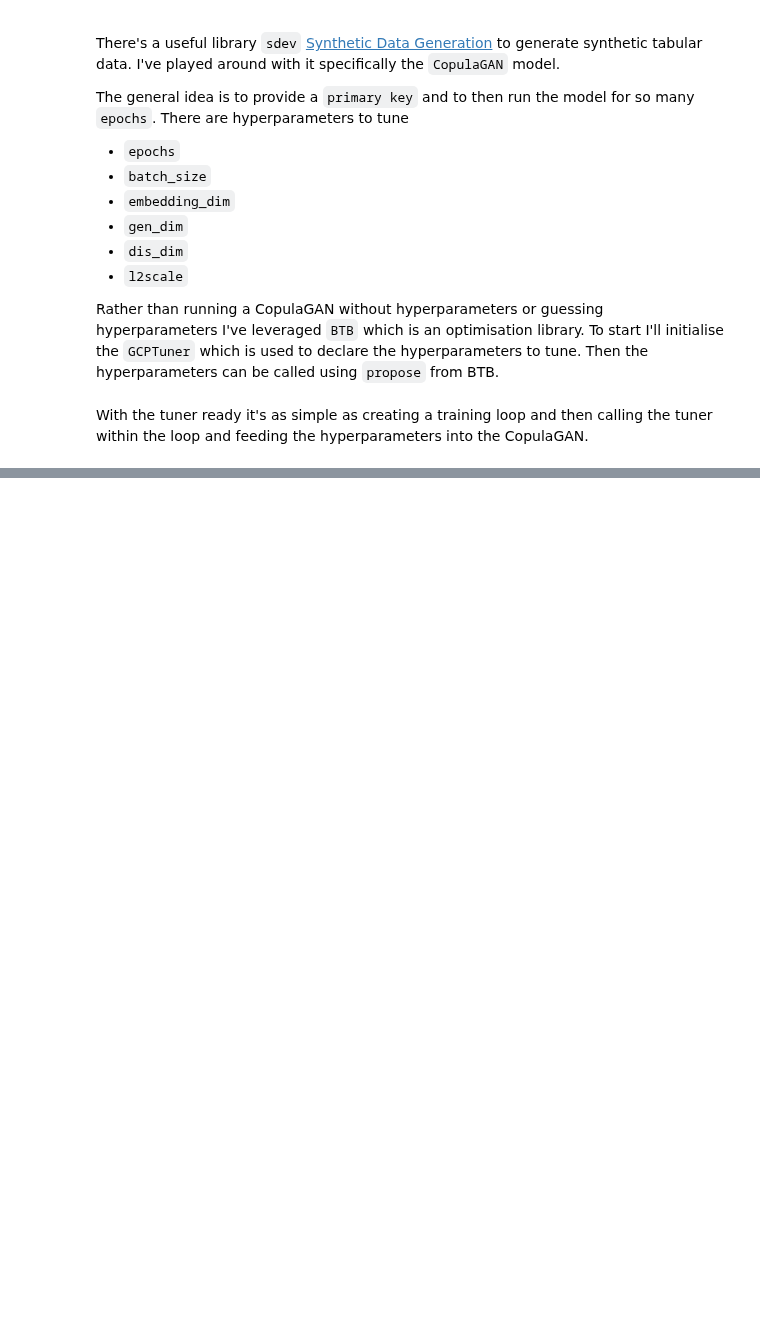
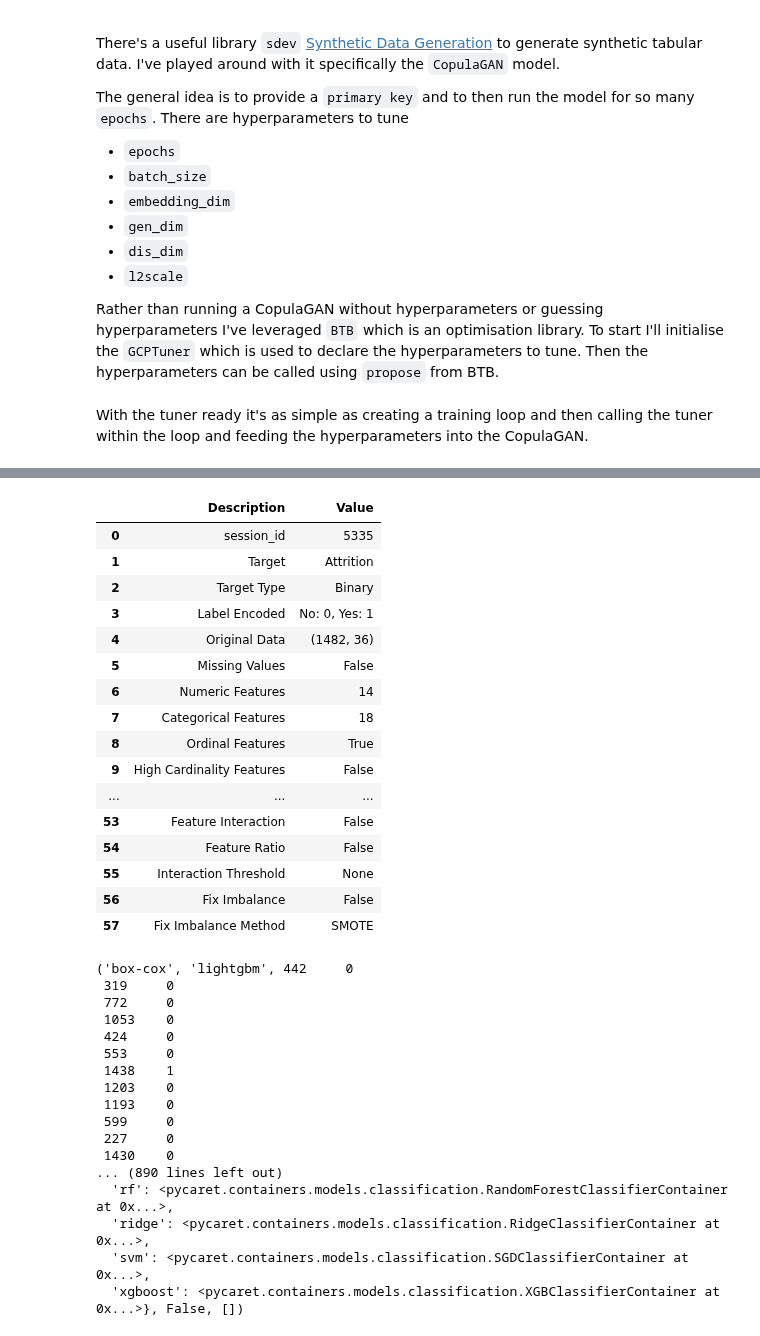
Before and after one commit to Oufattole/HR-Attrition, a Jupyter notebook: Predicting_employee_attrition.ipynb, the cells around one changed output, grey strips where cells are left out. Drawn from its saved outputs; the diff is of its cells as text; code cells hidden in the pictures; blank space fills up the shorter version.

```diff
--- a/Predicting_employee_attrition.ipynb
+++ b/Predicting_employee_attrition.ipynb
@@ -377,2 +365,12 @@ Best parameters:  {'epochs': 148, 'batch_size': 85, 'embedding_dim': 175, 'gen':
+# %%
+# Split real data into training + test set
+train, test, target_train, target_test = train_test_split(hr_data.drop("Attrition", axis = 1), hr_data["Attrition"], test_size = 0.4, random_state = 42)
+
+# Add Attrition column back into training + test set
+train["Attrition"] = target_train
+test["Attrition"] = target_test
+
+# Add the 600 synthetic rows of data to training data + remove dataset column
+input = pd.concat([train, synth_data])
 # %%
 for feat in list(ord_feats.keys()):
@@ -389,33 +387,63 @@ for feat in list(ord_feats.keys()):
-# %%
-# Insert synthetic data into real dataset and randomly split it
-hr_data["dataset"] = "real"
-synth_data["dataset"] = "synth"
-
-full_data = pd.concat([hr_data, synth_data])
-
-X_train, X_test, y_train, y_test = train_test_split(hr_data.drop("Attrition", axis = 1), hr_data["Attrition"], test_size=0.33, random_state=42)
-
-X_train["Attrition"] = y_train
-X_test["Attrition"] = y_test
-
-input = pd.concat([X_train, synth_data]).drop("dataset", axis = 1)
-test = X_test.drop("dataset", axis = 1)
+# %%
+ord_feats = {"StockOptionLevel" : ["0", "1", "2", "3", "4", "5"],
+             "EnvironmentSatisfaction" : ["0", "1", "2", "3", "4", "5"],
+             "JobInvolvement" : ["1", "2", "3", "4"],
+             "JobSatisfaction" : ["0", "1", "2", "3", "4"],
+             "Education" : ["1", "2", "3", "4", "5"],
+             "PerformanceRating" : ["3", "4", "5"],
+             "RelationshipSatisfaction" : ["0", "1", "2", "3", "4"],
+             "WorkLifeBalance" : ["1", "2", "3", "4"]}
 # %%
 # Run pycaret setup
 setup(input,
       target = target,
       test_data = test,
       transformation = True,
       train_size = 0.7, pca = True,
       numeric_features = cont_feats,
       categorical_features = cat_feats,
       ordinal_features = ord_feats,
       ignore_features = ignore,
       normalize = True,
-      normalize_method = "robust",
+      normalize_method = "zscore",
       data_split_stratify = True,
       ignore_low_variance = True,
       silent = True)
+# %% [output]
+|  | Description | Value |
+| 0 | session_id | 5335 |
+| 1 | Target | Attrition |
+| 2 | Target Type | Binary |
+| 3 | Label Encoded | No: 0, Yes: 1 |
+| 4 | Original Data | (1482, 36) |
+| 5 | Missing Values | False |
+| 6 | Numeric Features | 14 |
+| 7 | Categorical Features | 18 |
+| 8 | Ordinal Features | True |
+| 9 | High Cardinality Features | False |
+| ... | ... | ... |
+| 53 | Feature Interaction | False |
+| 54 | Feature Ratio | False |
+| 55 | Interaction Threshold | None |
+| 56 | Fix Imbalance | False |
+| 57 | Fix Imbalance Method | SMOTE |
+('box-cox', 'lightgbm', 442     0
+ 319     0
+ 772     0
+ 1053    0
+ 424     0
+ 553     0
+ 1438    1
+ 1203    0
+ 1193    0
+ 599     0
+ 227     0
+ 1430    0
+... (890 lines left out)
+  'rf': <pycaret.containers.models.classification.RandomForestClassifierContainer at 0x...>,
+  'ridge': <pycaret.containers.models.classification.RidgeClassifierContainer at 0x...>,
+  'svm': <pycaret.containers.models.classification.SGDClassifierContainer at 0x...>,
+  'xgboost': <pycaret.containers.models.classification.XGBClassifierContainer at 0x...>}, False, [])
 # %%
 compare_models(sort = "AUC")
 # %% [output]
```
Also changed, not shown: parts of 30 cells of this notebook.
